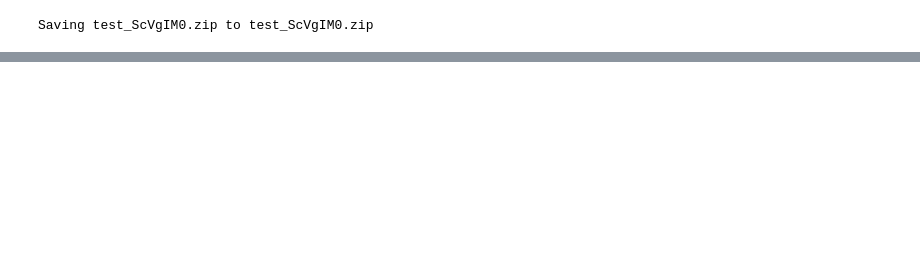
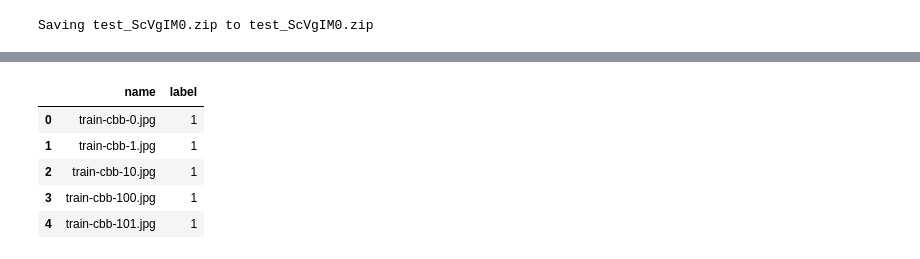
Before and after one commit to nassersaazi/Audio-Keyword-Spotting-Project, a Jupyter notebook: finalyr_v1.ipynb, the cells around one changed output, grey strips where cells are left out. Cells and saved outputs as stored; diff of their text form; code cells hidden in the pictures; blank space fills up the shorter version.

```diff
--- a/finalyr_v1.ipynb
+++ b/finalyr_v1.ipynb
@@ -191,0 +208,12 @@ prediction = model.predict_classes(test)
+# %%
+train = pd.read_csv('sample/train.csv')
+#ls
+# %%
+train.head()
+# %% [output]
+|  | name | label |
+| 0 | train-cbb-0.jpg | 1 |
+| 1 | train-cbb-1.jpg | 1 |
+| 2 | train-cbb-10.jpg | 1 |
+| 3 | train-cbb-100.jpg | 1 |
+| 4 | train-cbb-101.jpg | 1 |
```
Also changed, not shown: parts of 40 cells of this notebook.
